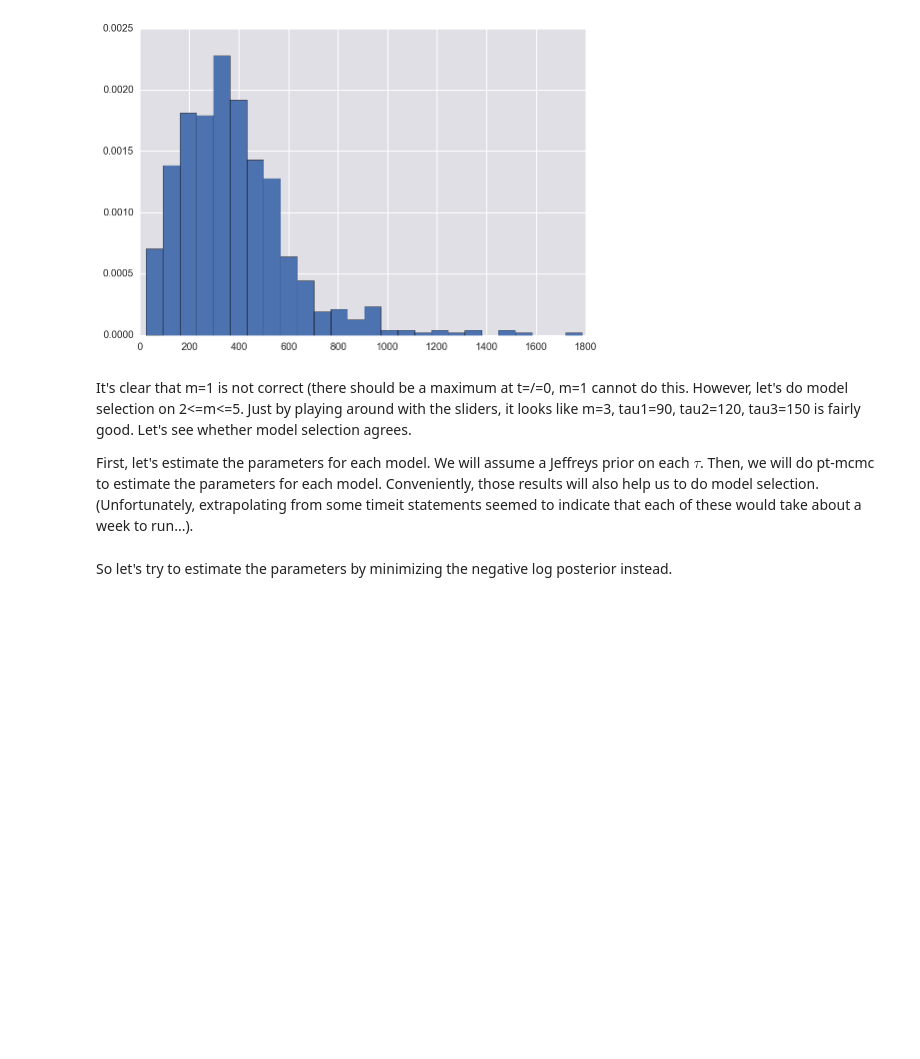
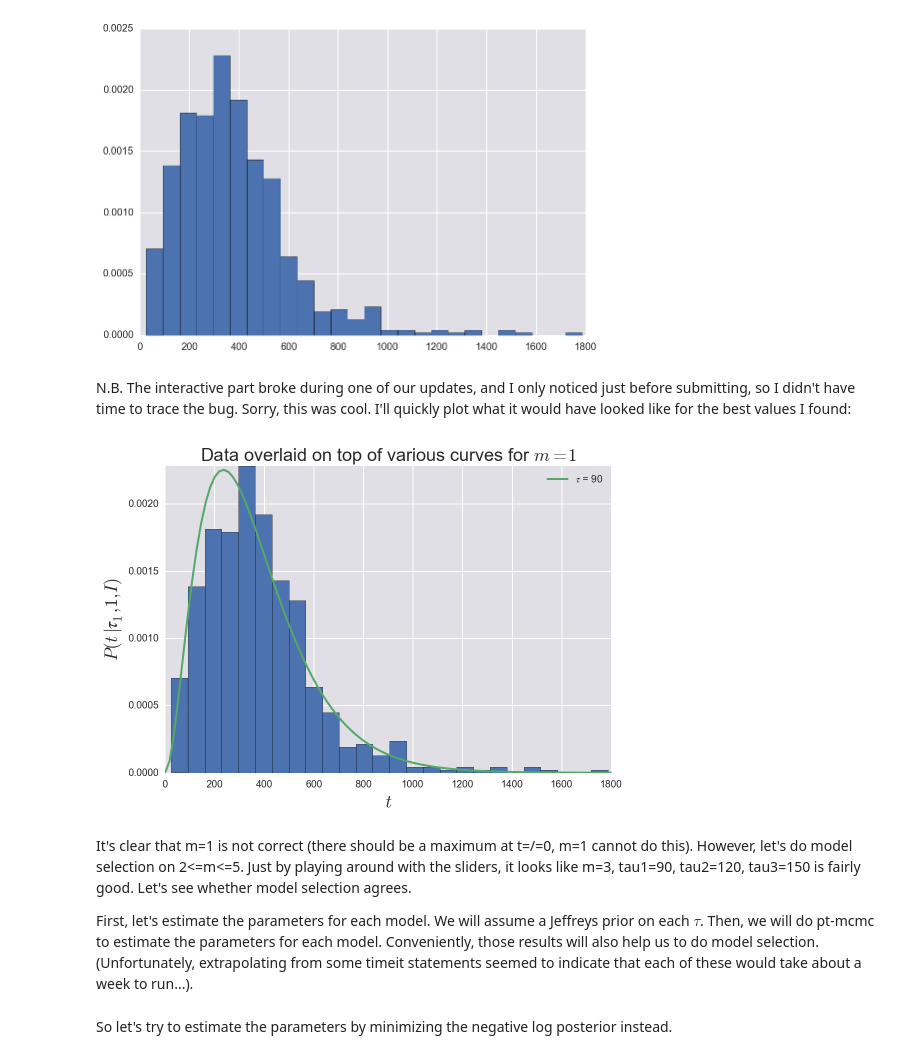
Before and after one commit to yangkky/BeBi-HW, a Jupyter notebook: hw6/group7_hw6_prob1.ipynb, the cells around one changed output. Saved outputs shown, nothing was run; the diff lists cells and outputs as text; code cells hidden in the pictures; blank space fills up the shorter version.

```diff
--- a/hw6/group7_hw6_prob1.ipynb
+++ b/hw6/group7_hw6_prob1.ipynb
@@ -214,7 +230,7 @@ _ = plt.xlabel('$τ_1$')
 # %% [markdown]
 What does our data look like?
 # %%
-data = pd.read_csv('data/gardner_hw6/gardner_mt_catastrophe_only_tubulin.csv',
+data = pd.read_csv('../data/gardner_hw6/gardner_mt_catastrophe_only_tubulin.csv',
                    comment='#')
 # %%
 data.columns
@@ -267,8 +283,31 @@ ipywidgets.interact(plotcatastrophecurve, m=(1,5,1), tau1=(0, 300, 30), tau2=(0,
 # %% [output]
 Warning: taus must be in ascending order, move sliders so tau1<tau2<tau3<tau4<tau5
 [figure]
+# %% [markdown]
+N.B. The interactive part broke during one of our updates, and I only noticed just before submitting, so I didn't have time to trace the bug. Sorry, this was cool. I'll quickly plot what it would have looked like for the best values I found:
+# %%
+# Plot data
+bins = int(np.sqrt(len(data['12 uM'])))
+histogram = plt.hist(data['12 uM'], normed=True, bins=bins)
+
+# Plot m=1 curves
+x = np.linspace(0,1800,100)
+legend = []
+tau1=90
+tau2=120
+tau3=150
+y = [p_func[3](t,tau1,tau2,tau3) for t in x]
+_ = plt.plot(x,y)
+legend.append('$τ$ = %s' % tau)
+_ = plt.legend(legend)
+_ = plt.title('Data overlaid on top of various curves for $m=1$')
+_ = plt.ylabel('$P(t\mid τ_1, 1, I)$')
+_ = plt.xlabel('$t$')
+_ = plt.ylim(0, max(histogram[0]))
+# %% [output]
+[figure, added]
 # %% [markdown]
-It's clear that m=1 is not correct (there should be a maximum at t=/=0, m=1 cannot do this. However, let's do model selection on 2<=m<=5.
+It's clear that m=1 is not correct (there should be a maximum at t=/=0, m=1 cannot do this). However, let's do model selection on 2<=m<=5.
 Just by playing around with the sliders, it looks like m=3, tau1=90, tau2=120, tau3=150 is fairly good. Let's see whether model selection agrees.
 
 First, let's estimate the parameters for each model. We will assume a Jeffreys prior on each $\tau$. Then, we will do pt-mcmc to estimate the parameters for each model. Conveniently, those results will also help us to do model selection. (Unfortunately, extrapolating from some timeit statements seemed to indicate that each of these would take about a week to run...).
```
Also changed, not shown: parts of 3 cells of this notebook.
